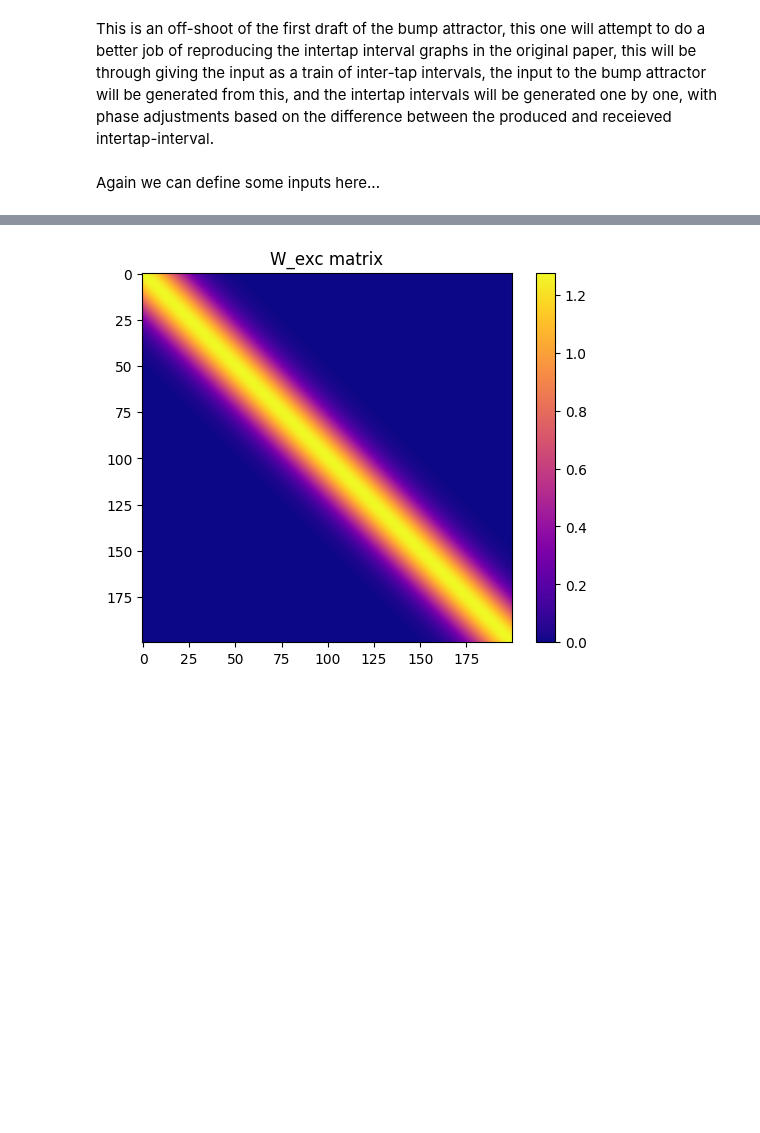
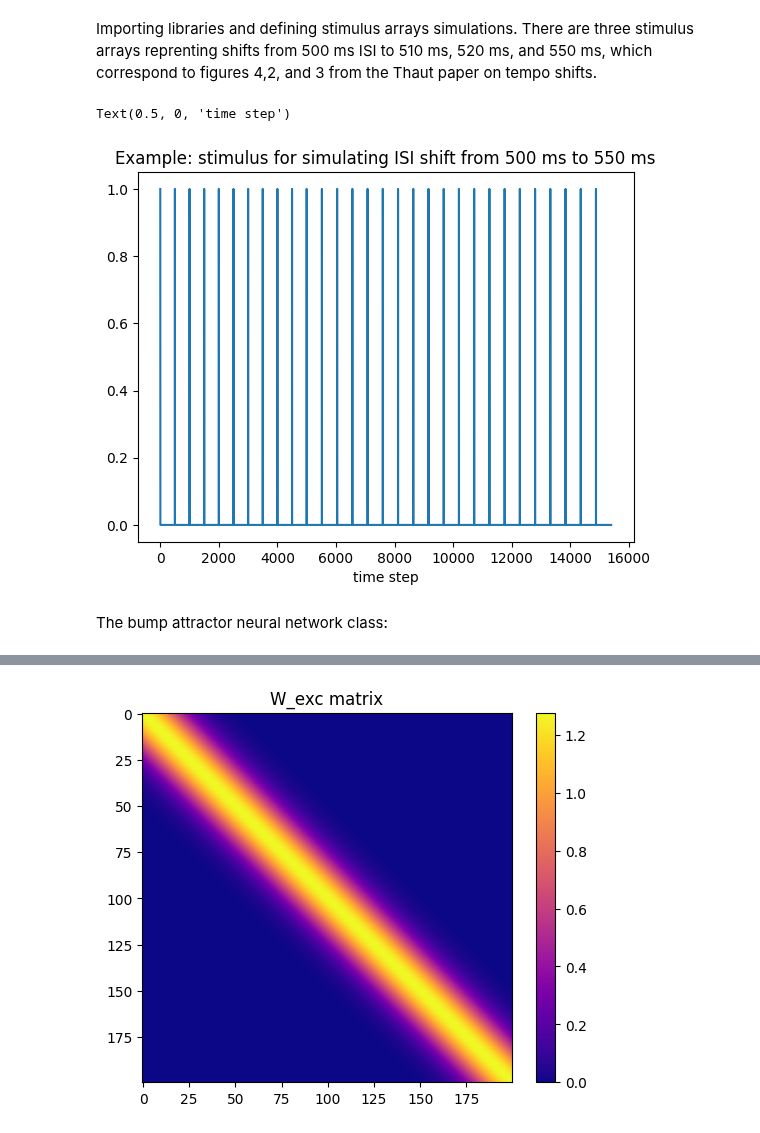
Before and after one commit to joncannon/Thesis, a Jupyter notebook: line_attractor_switching.ipynb, the cells around one changed output, grey strips where cells are left out. Saved outputs shown, nothing was run; the diff lists cells and outputs as text; code cells hidden in the pictures; blank space fills up the shorter version.

```diff
--- a/line_attractor_switching.ipynb
+++ b/line_attractor_switching.ipynb
@@ -1,2 +0,0 @@
-# %% [markdown]
-This is an off-shoot of the first draft of the bump attractor, this one will attempt to do a better job of reproducing the intertap interval graphs in the original paper, this will be through giving the input as a train of inter-tap intervals, the input to the bump attractor will be generated from this, and the intertap intervals will be generated one by one, with phase adjustments based on the difference between the produced and receieved intertap-interval.
@@ -8,3 +1,49 @@ import random
+# %% [markdown]
+Importing libraries and defining stimulus arrays simulations. There are three stimulus arrays reprenting shifts from 500 ms ISI to 510 ms, 520 ms, and 550 ms, which correspond to figures 4,2, and 3 from the Thaut paper on tempo shifts.
+# %%
+import numpy as np
+import matplotlib.pyplot as plt
+import scipy.stats as stats
+import random
+
+#stable input of 500 ms period metronome
+stable_input = np.zeros(500 * 10)
+
+for i in range(0,10):
+    stable_input[i*500] = 1
+
+#lets just add twenty 510 ms stimuli onto the end of stable_input
+thaut_fig4a = np.zeros(510 * 20)
+
+for i in range(0,20):
+    thaut_fig4a[i*510] = 1
+
+thaut_fig4a = np.concatenate((stable_input,thaut_fig4a))
+
+#same thing for 550ms stimuli
+thaut_fig2a = np.zeros(550*20)
+
+for i in range(0,20):
+    thaut_fig2a[i*550] = 1
+
+thaut_fig2a = np.concatenate((stable_input,thaut_fig2a))
+
+#same thing for 520 ms stimuli
+thaut_fig3a = np.zeros(520*20)
+
+for i in range(0,20):
+    thaut_fig3a[i*520] = 1
+
+thaut_fig3a = np.concatenate((stable_input,thaut_fig3a))
+
+plt.plot(thaut_fig3a)
+plt.title("Example: stimulus for simulating ISI shift from 500 ms to 550 ms")
+plt.xlabel('time step')
+# %% [output]
+Text(0.5, 0, 'time step')
+[figure, added]
+# %% [markdown]
+The bump attractor neural network class:
 # %%
 class attractor:
     def __init__(self, n_units, exc_spread=1, inp_scale=1, exc_scale = 1, inh_scale = 1,tonic_inhib = 0, n_noise_scale = 0, t_noise_scale = 0):
@@ -192,5 +217,3 @@ class attractor:
                 vec[i] = 0
 
         return vec
-# %% [markdown]
-Again we can define some inputs here...
```
Also changed, not shown: parts of 7 cells of this notebook, 2 other files.
